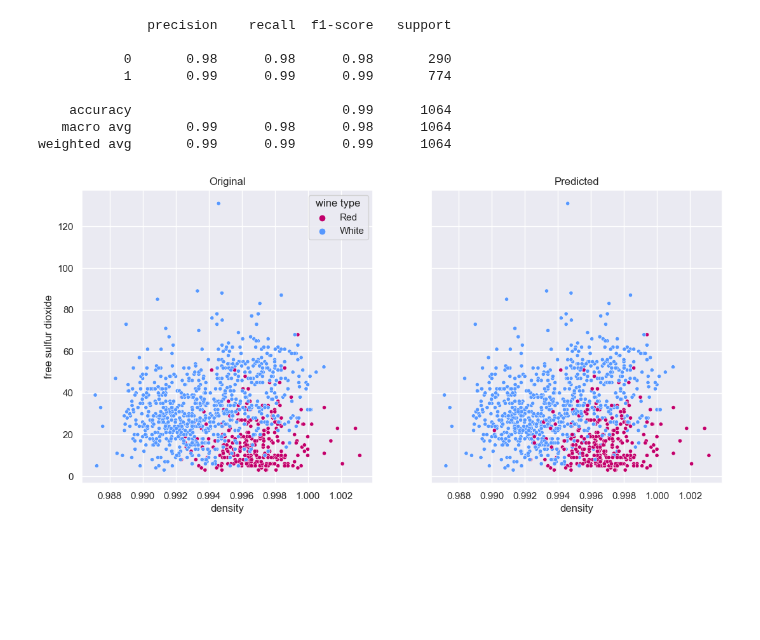
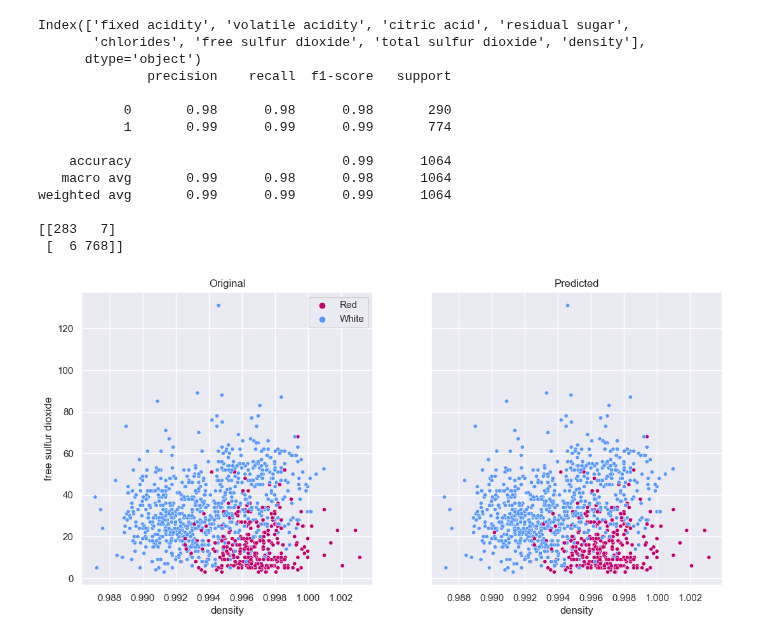
Before and after one commit to mks-0/code-academy, a Jupyter notebook: BlueBerry-Winery-Project/wine-ml.ipynb, the cells around one changed output. Drawn from its saved outputs; the diff is of its cells as text; code cells hidden in the pictures; blank space fills up the shorter version.

```diff
--- a/BlueBerry-Winery-Project/wine-ml.ipynb
+++ b/BlueBerry-Winery-Project/wine-ml.ipynb
@@ -42,3 +39,8 @@ colors_w = ["#5798ff", "#c2006b"]
+# %%
+sns.set_theme()
+sns.set(rc={"figure.dpi":100, 'savefig.dpi':300})
+colors = ["#e60c34ff", "#fda92995", "#19ae1dff"]
+colors_w = ["#5798ff", "#c2006b"]
 # %%
 # Import the CSVs
 wine = pd.read_csv('data/processed/wine.csv', sep=',')
@@ -62,54 +54,78 @@ ww['quality label'] = pd.Categorical(ww['quality label'], categories=['low', 'me
 # %%
+# Function for predicting wine type
+
 def predict_type(data):
+    # Encode wine types 'red' and 'white' into 1 and 0
     y = data["wine type"].cat.codes.copy()
+
+    # Pick the first 8 columns (features) from the dataset
     X = data.iloc[:, list(range(0, 8))].copy()
+    print(X.columns)
+
     # display(pd.concat([X, y], join='outer', axis=1))
+
+    # Split the dataset into 80% training data and 20% testing data
     X_train, X_test, y_train, y_test = train_test_split(
         X, y, test_size=0.2, random_state=42
     )
-
+    # Create ML pipeline
     pipe = Pipeline([
+            # Using QuantileTransformer to reduce outliers influence
             ("scaler", QuantileTransformer()),
+            # Model is a ML Algorithm, Logistic Regression is good for binary classification
             ("model", LogisticRegression(max_iter=1000)),
         ])
 
+    # Train the model (or pipe) on the training data using fir method
     pipe.fit(X_train, y_train)
+    # Predict the type on testing data
     pred = pipe.predict(X_test)
 
     print(classification_report(pred, y_test))
+    print(confusion_matrix(pred, y_test))
 
+    # Plot the results
     fig, axes = plt.subplots(1, 2, figsize=(13, 6), sharey=True)
     sns.scatterplot(
-        x=data.iloc[:, 7],
-        y=data.iloc[:, 5],
-        hue=data["wine type"][y_test.index],
+        x=X_test.iloc[:, 7],
+        y=X_test.iloc[:, 5],
+        hue=y_test,
         ax=axes[0],
         palette=colors_w[::-1],
         s=20,
     )
     axes[0].set_title('Original')
     sns.scatterplot(
         x=X_test.iloc[:, 7],
         y=X_test.iloc[:, 5],
         hue=pred,
         ax=axes[1],
         palette=colors_w[::-1],
         s=20,
     )
+    L=axes[0].legend()
+    L.get_texts()[0].set_text('Red')
+    L.get_texts()[1].set_text('White')
     axes[1].set_title('Predicted')
     axes[1].legend([], [], frameon=False)
 
 predict_type(wine)
 # %% [output]
+Index(['fixed acidity', 'volatile acidity', 'citric acid', 'residual sugar',
+       'chlorides', 'free sulfur dioxide', 'total sulfur dioxide', 'density'],
+      dtype='object')
               precision    recall  f1-score   support
 
            0       0.98      0.98      0.98       290
            1       0.99      0.99      0.99       774
 
     accuracy                           0.99      1064
    macro avg       0.99      0.98      0.98      1064
 weighted avg       0.99      0.99      0.99      1064
+
+[[283   7]
+ [  6 768]]
-[figure, old version]
+[figure, new version]
 # %%
 def custom_precision(y_true, y_pred):
         precision = precision_score(y_true, y_pred)
```
Also changed, not shown: parts of 16 cells of this notebook, 1 other file.
